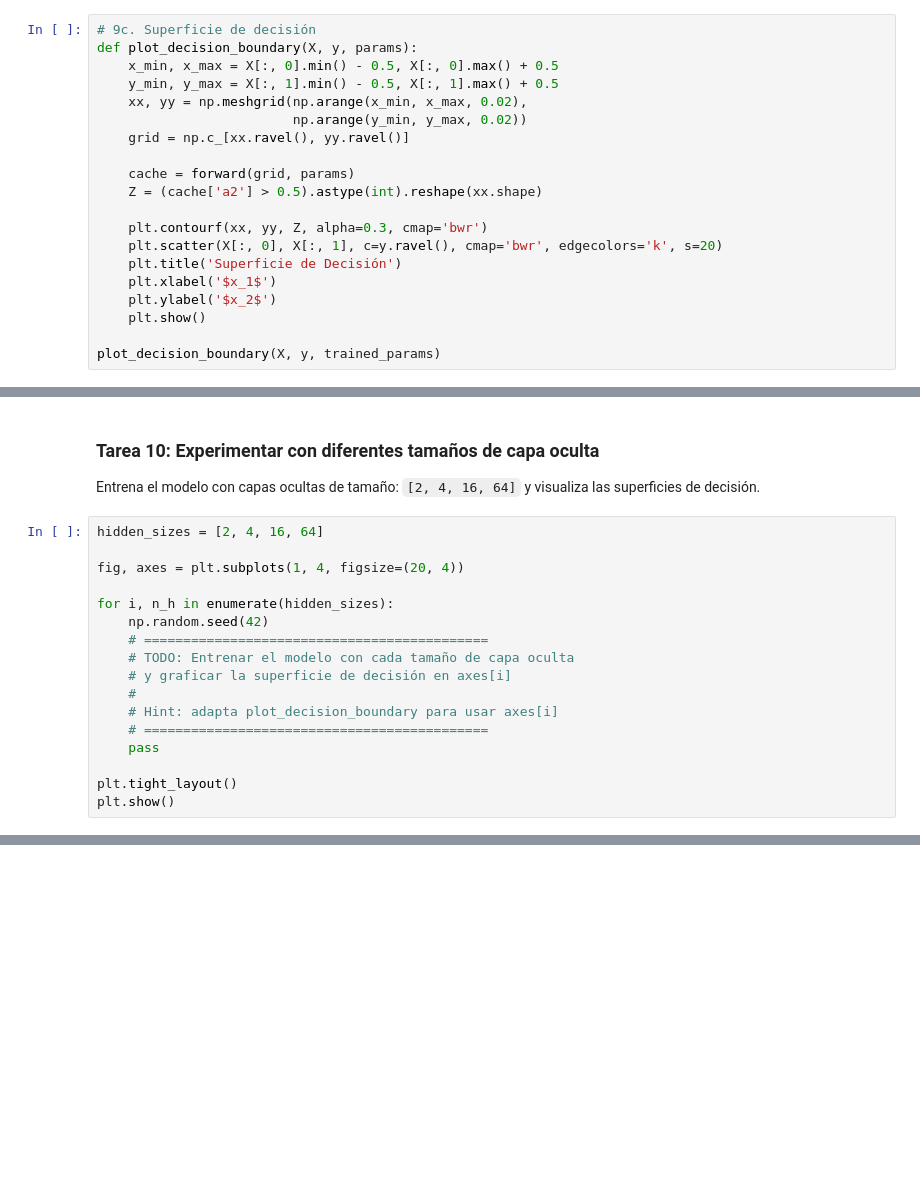
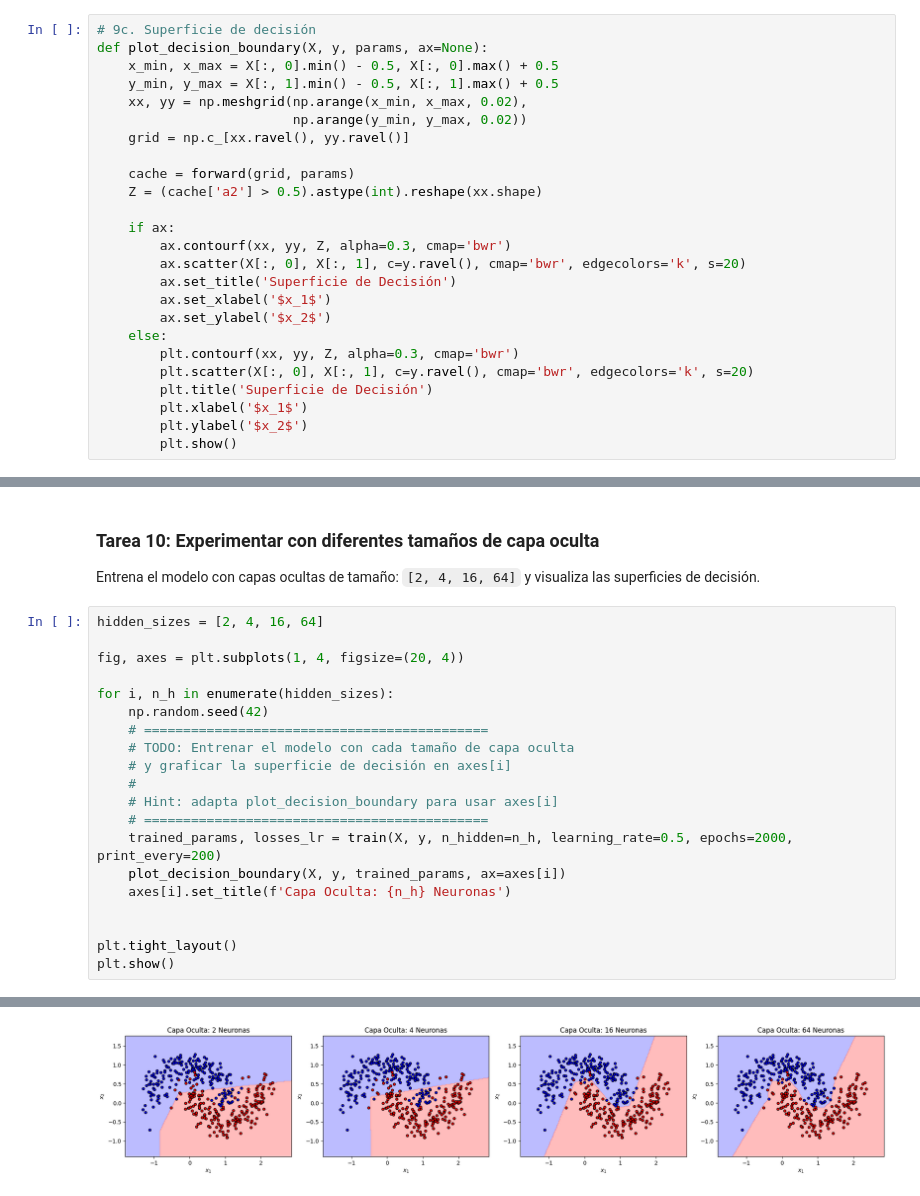
Before and after one commit to josenomberto/UTEC-CDIAV3-MCD8010, a Jupyter notebook: Semana_13_gd_practica.ipynb, the cells around one changed output, grey strips where cells are left out. Saved outputs shown, nothing was run; the diff lists cells and outputs as text; blank space fills up the shorter version.

```diff
--- a/Semana_13_gd_practica.ipynb
+++ b/Semana_13_gd_practica.ipynb
@@ -475,6 +478,6 @@ print(f"Precisión del modelo: {accuracy:.2f}%")
 # %%
 # 9c. Superficie de decisión
-def plot_decision_boundary(X, y, params):
+def plot_decision_boundary(X, y, params, ax=None):
     x_min, x_max = X[:, 0].min() - 0.5, X[:, 0].max() + 0.5
     y_min, y_max = X[:, 1].min() - 0.5, X[:, 1].max() + 0.5
     xx, yy = np.meshgrid(np.arange(x_min, x_max, 0.02),
@@ -484,14 +487,19 @@ def plot_decision_boundary(X, y, params):
     cache = forward(grid, params)
     Z = (cache['a2'] > 0.5).astype(int).reshape(xx.shape)
 
-    plt.contourf(xx, yy, Z, alpha=0.3, cmap='bwr')
-    plt.scatter(X[:, 0], X[:, 1], c=y.ravel(), cmap='bwr', edgecolors='k', s=20)
-    plt.title('Superficie de Decisión')
-    plt.xlabel('$x_1$')
-    plt.ylabel('$x_2$')
-    plt.show()
-
-plot_decision_boundary(X, y, trained_params)
+    if ax:
+        ax.contourf(xx, yy, Z, alpha=0.3, cmap='bwr')
+        ax.scatter(X[:, 0], X[:, 1], c=y.ravel(), cmap='bwr', edgecolors='k', s=20)
+        ax.set_title('Superficie de Decisión')
+        ax.set_xlabel('$x_1$')
+        ax.set_ylabel('$x_2$')
+    else:
+        plt.contourf(xx, yy, Z, alpha=0.3, cmap='bwr')
+        plt.scatter(X[:, 0], X[:, 1], c=y.ravel(), cmap='bwr', edgecolors='k', s=20)
+        plt.title('Superficie de Decisión')
+        plt.xlabel('$x_1$')
+        plt.ylabel('$x_2$')
+        plt.show()
 # %% [markdown]
 ## Parte 10 — Experimentación con hiperparámetros
 
@@ -537,7 +566,11 @@ for i, n_h in enumerate(hidden_sizes):
     #
     # Hint: adapta plot_decision_boundary para usar axes[i]
     # ============================================
-    pass
+    trained_params, losses_lr = train(X, y, n_hidden=n_h, learning_rate=0.5, epochs=2000, print_every=200)
+    plot_decision_boundary(X, y, trained_params, ax=axes[i])
+    axes[i].set_title(f'Capa Oculta: {n_h} Neuronas')
+
 
 plt.tight_layout()
 plt.show()
+# %% [output]
@@ -544,3 +594,4 @@ plt.show()
+[figure, added]
 # %% [markdown]
 ---
 
```
Also changed, not shown: parts of 8 cells of this notebook.
